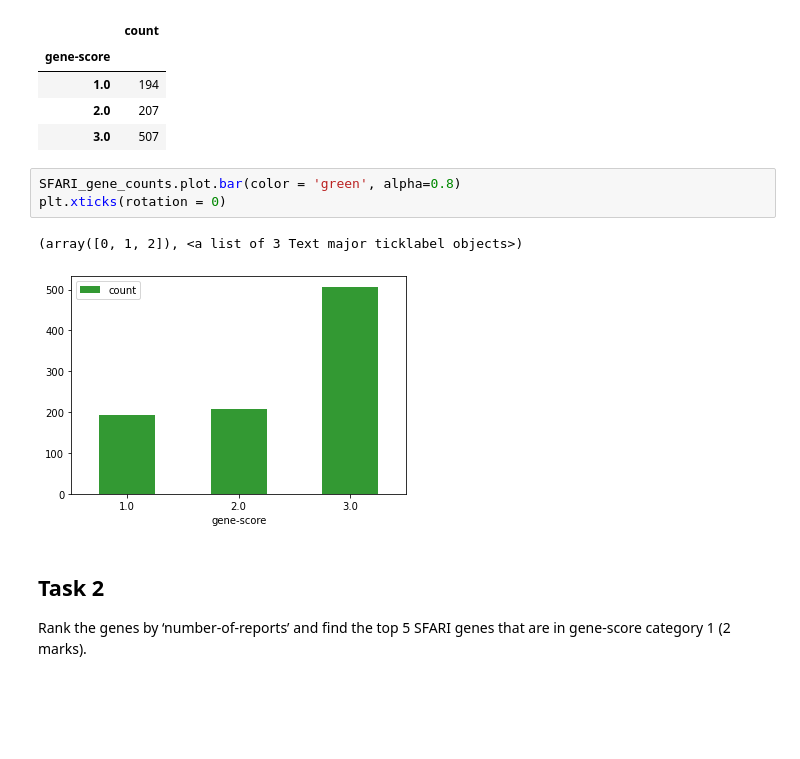
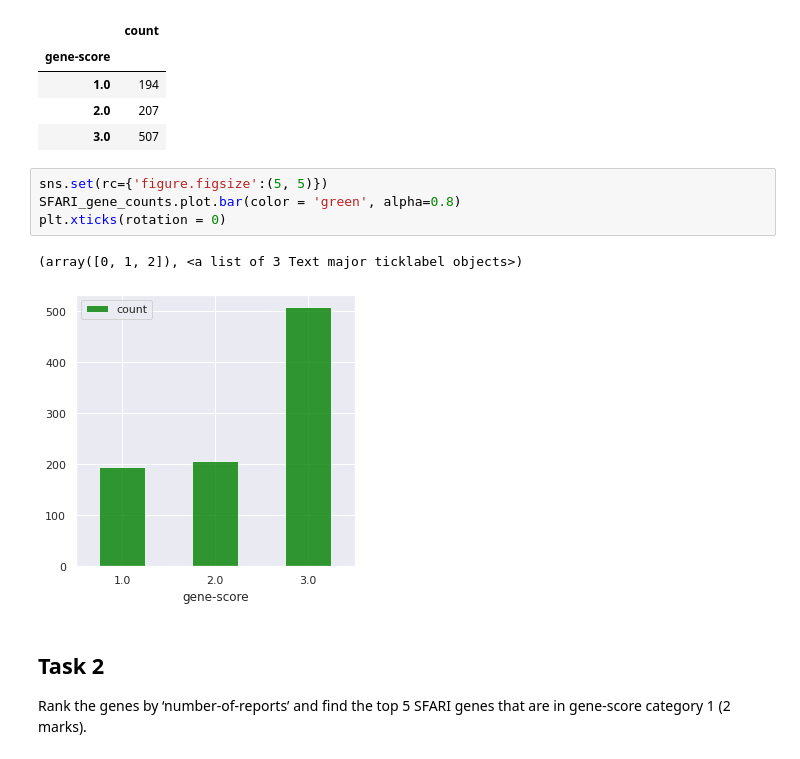
Before and after one commit to Mushi0/Bioinformatic-2, a Jupyter notebook: Part 1.ipynb, the cells around one changed output. Drawn from its saved outputs; the diff is of its cells as text; blank space fills up the shorter version.

```diff
--- a/Part 1.ipynb
+++ b/Part 1.ipynb
@@ -37,11 +47,12 @@ SFARI_gene_counts
 | 2.0 | 207 |
 | 3.0 | 507 |
 # %%
+sns.set(rc={'figure.figsize':(5, 5)})
 SFARI_gene_counts.plot.bar(color = 'green', alpha=0.8)
 plt.xticks(rotation = 0)
 # %% [output]
 (array([0, 1, 2]), <a list of 3 Text major ticklabel objects>)
-[figure, old version]
+[figure, new version]
 # %% [markdown]
 ## Task 2
 
```
Also changed, not shown: parts of 6 cells of this notebook, 12 other files.
